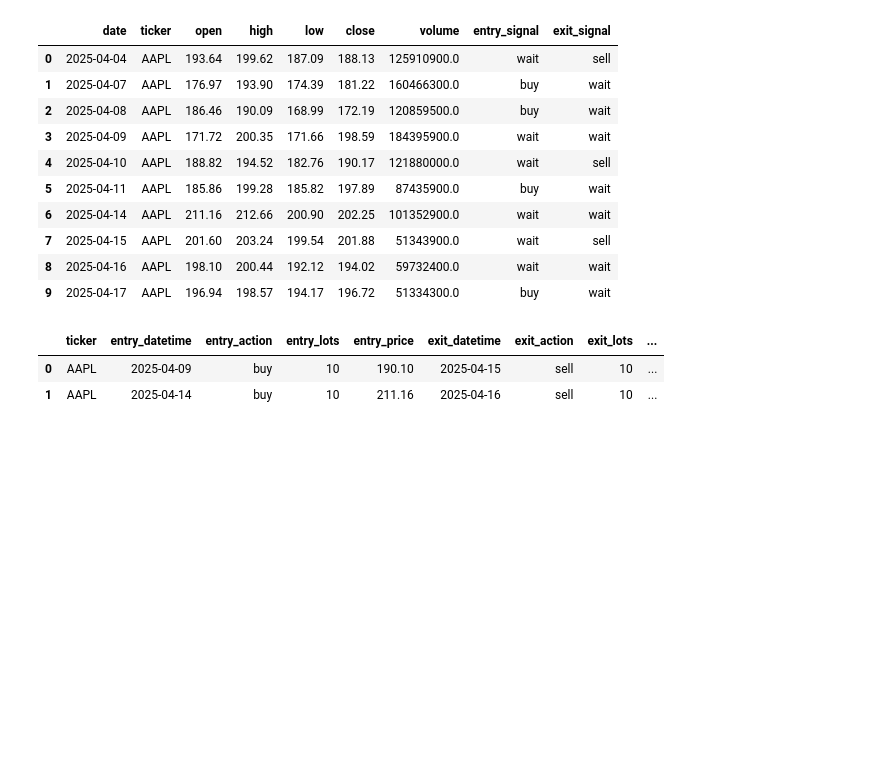
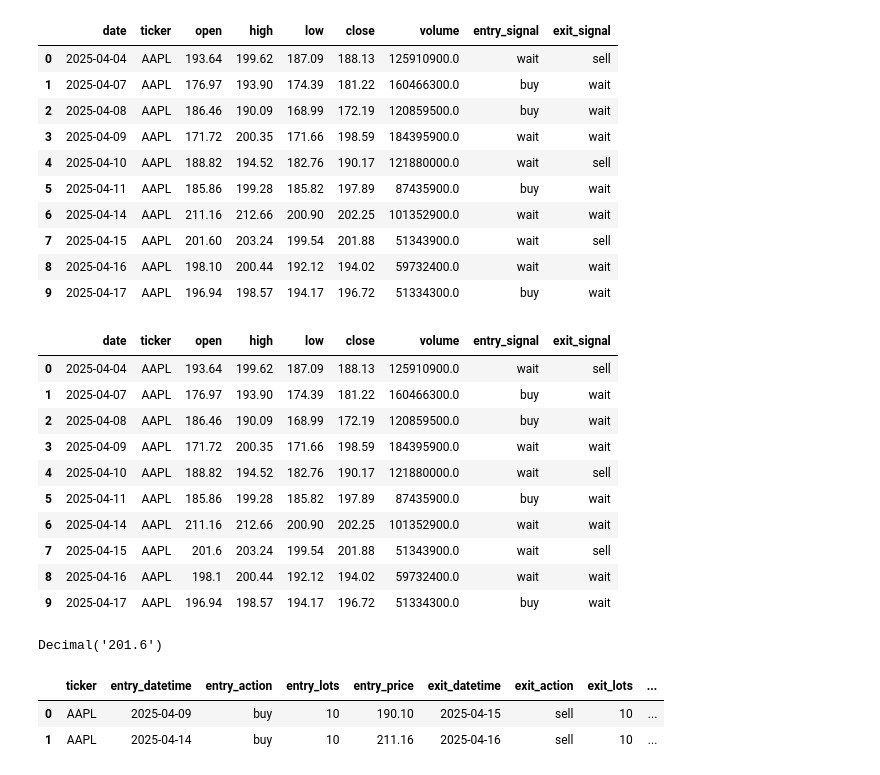
Before and after one commit to CKAbundant/strat_backtest, a Jupyter notebook: notebooks/gen_sample_csv.ipynb, the cells around one changed output. Cells and saved outputs as stored; diff of their text form; code cells hidden in the pictures; blank space fills up the shorter version.

```diff
--- a/notebooks/gen_sample_csv.ipynb
+++ b/notebooks/gen_sample_csv.ipynb
@@ -135,6 +135,26 @@ temp
 | 7 | 2025-04-15 | AAPL | 201.60 | 203.24 | 199.54 | 201.88 | 51343900.0 | wait | sell |
 | 8 | 2025-04-16 | AAPL | 198.10 | 200.44 | 192.12 | 194.02 | 59732400.0 | wait | wait |
 | 9 | 2025-04-17 | AAPL | 196.94 | 198.57 | 194.17 | 196.72 | 51334300.0 | buy | wait |
+# %%
+from strat_backtest.utils.pos_utils import convert_to_decimal
+temp["open"] = temp["open"].map(convert_to_decimal)
+temp
+# %% [output]
+|  | date | ticker | open | high | low | close | volume | entry_signal | exit_signal |
+| 0 | 2025-04-04 | AAPL | 193.64 | 199.62 | 187.09 | 188.13 | 125910900.0 | wait | sell |
+| 1 | 2025-04-07 | AAPL | 176.97 | 193.90 | 174.39 | 181.22 | 160466300.0 | buy | wait |
+| 2 | 2025-04-08 | AAPL | 186.46 | 190.09 | 168.99 | 172.19 | 120859500.0 | buy | wait |
+| 3 | 2025-04-09 | AAPL | 171.72 | 200.35 | 171.66 | 198.59 | 184395900.0 | wait | wait |
+| 4 | 2025-04-10 | AAPL | 188.82 | 194.52 | 182.76 | 190.17 | 121880000.0 | wait | sell |
+| 5 | 2025-04-11 | AAPL | 185.86 | 199.28 | 185.82 | 197.89 | 87435900.0 | buy | wait |
+| 6 | 2025-04-14 | AAPL | 211.16 | 212.66 | 200.90 | 202.25 | 101352900.0 | wait | wait |
+| 7 | 2025-04-15 | AAPL | 201.6 | 203.24 | 199.54 | 201.88 | 51343900.0 | wait | sell |
+| 8 | 2025-04-16 | AAPL | 198.1 | 200.44 | 192.12 | 194.02 | 59732400.0 | wait | wait |
+| 9 | 2025-04-17 | AAPL | 196.94 | 198.57 | 194.17 | 196.72 | 51334300.0 | buy | wait |
+# %%
+temp.at[7, "open"]
+# %% [output]
+Decimal('201.6')
 # %%
 trades = pd.read_parquet("../sample_trades.parquet")
 trades
```
Also changed, not shown: parts of 6 cells of this notebook, 5 other files.
